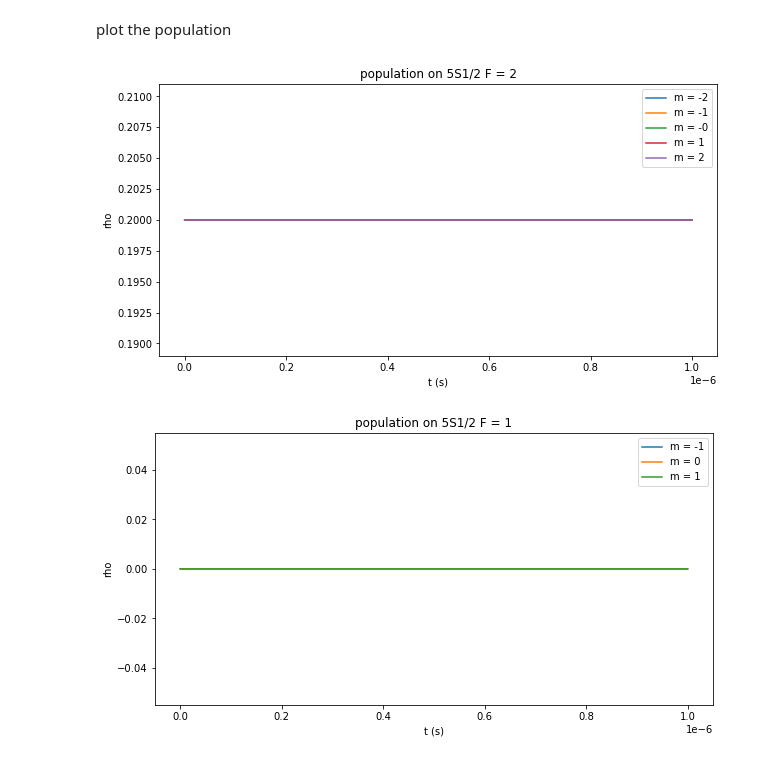
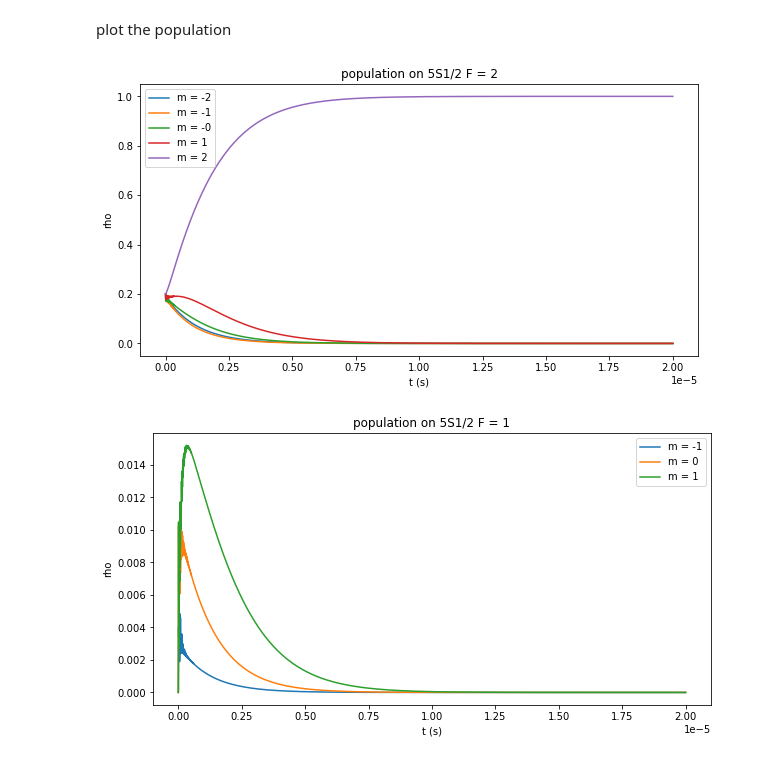
Before and after one commit to Dounan662/rubidium-optical-pumping, a Jupyter notebook: optical_pumping.ipynb, the cells around one changed output. Saved outputs shown, nothing was run; the diff lists cells and outputs as text; code cells hidden in the pictures.

```diff
--- a/optical_pumping.ipynb
+++ b/optical_pumping.ipynb
@@ -235,7 +235,7 @@ class PumpBeam:
 # %% [markdown]
 Specify pump beam in the experiment setup. (__change according to specific system__)
 # %%
-beamInvolved = [PumpBeam([0,1],[2,2],0,1,10,-1), PumpBeam([0,2],[2,2],0,1,20,-1)] # Note: the beam connecting lower ground states should have smaller list index.
+beamInvolved = [PumpBeam([0,1],[2,2],0,1,3,-1), PumpBeam([0,2],[2,2],80e6,1,3,-1)] # Note: the beam connecting lower ground states should have smaller list index.
 # %% [markdown]
 ### Free atom Hamiltonian in rotating frame
 # %% [markdown]
@@ -358,6 +377,8 @@ def Haf(l,lStructure_list,beamInvolved,database):
                            level.mF == j.f_mF][0].basis
             atomSigma = lowLevelKet * highLevelKet.dag()
             atomSigma_dag = highLevelKet * lowLevelKet.dag()
+
+            '''
             transition_dual = [dual for dual in database if dual.in_FineStruc == j.in_FineStruc and \
                                dual.in_F == j.in_F and \
                                dual.in_mF == j.in_mF and \
@@ -370,9 +391,10 @@ def Haf(l,lStructure_list,beamInvolved,database):
                 dual_dipoleM = 0
             else:
                 dual_dipoleM = (-1)**(-j.Pol) * np.conjugate(transition_dual[0].dipole)
+            '''
 
             Haf_RF += (-1)**(j.Pol) * (i.field/2) * (j.dipole * atomSigma_dag \
-                                                            +  dual_dipoleM * atomSigma)
+                                                            +  j.dipole * atomSigma) * (-1) #original: dual_dipoleM * atomSigma
     return Haf_RF
 # %%
 #Haf_RF = Haf(l,lStructure_list,beamInvolved,database)
@@ -449,7 +471,7 @@ def timeEvo(levelInvolved, database, inRhoL, beamInvolved,tlist):
 plot the population
 # %%
 viewpoints = 100000
-tlist = np.linspace(0, 1e-6, viewpoints)
+tlist = np.linspace(0, 20e-6, viewpoints)
 result, h,ld = timeEvo(levelInvolved, database, inRhoL, beamInvolved,tlist)
 
 x = result.states
@@ -472,32 +494,32 @@ for i in range(viewpoints):
     rho12.append(x[i][1,1].real)
     rho13.append(x[i][2,2].real)
 
 
 
 plt.figure(figsize=(10, 5))
 plt.plot(tlist,rho1, label='m = -2')
 plt.plot(tlist,rho2, label='m = -1')
 plt.plot(tlist,rho3, label='m = -0')
 plt.plot(tlist,rho4, label='m = 1')
 plt.plot(tlist,rho5, label='m = 2')
 
 plt.xlabel('t (s)')
 plt.ylabel('rho')
 plt.legend()
 plt.title('population on 5S1/2 F = 2')
 plt.show()
 
 plt.figure(figsize=(10, 5))
 plt.plot(tlist,rho11, label='m = -1')
 plt.plot(tlist,rho12, label='m = 0')
 plt.plot(tlist,rho13, label='m = 1')
 
 
 plt.xlabel('t (s)')
 plt.ylabel('rho')
 plt.legend()
 plt.title('population on 5S1/2 F = 1')
 plt.show()
 # %% [output]
-[figure, old version]
+[figure, new version]
-[figure, old version]
+[figure, new version]
```
Also changed, not shown: parts of 1 cell of this notebook.
